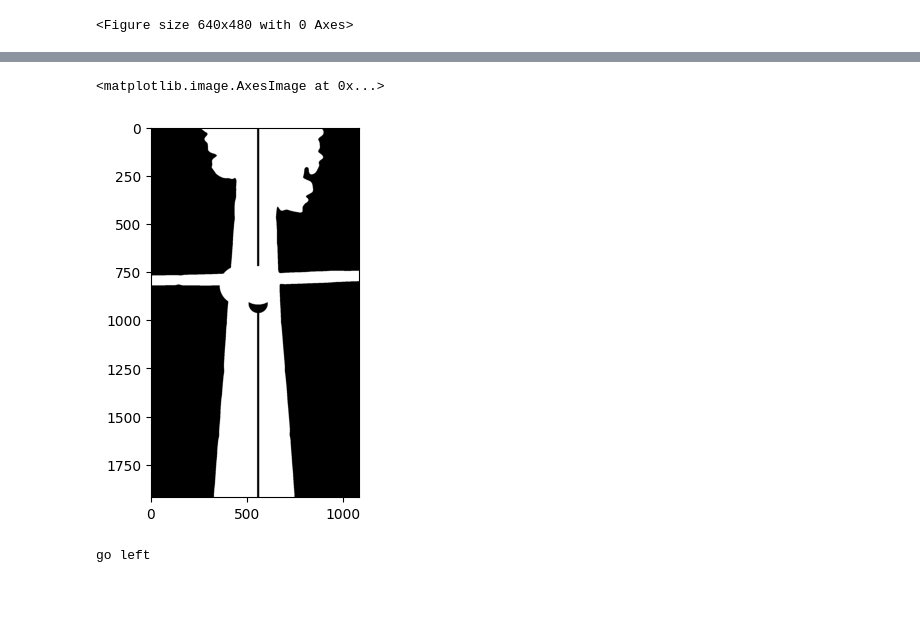
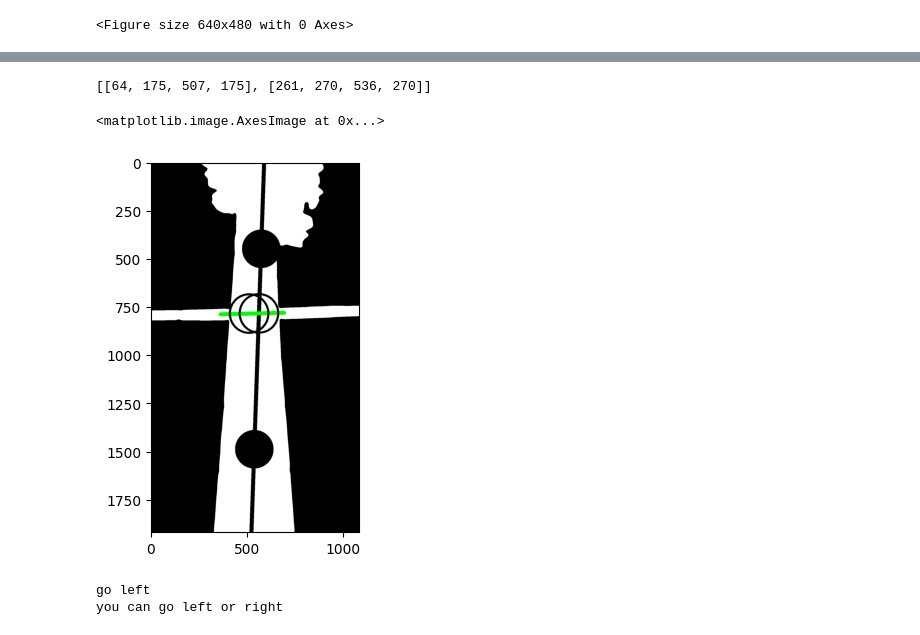
Before and after one commit to hendric-popma/project_bums, a Jupyter notebook: test_videps.ipynb, the cells around one changed output, grey strips where cells are left out. Drawn from its saved outputs; the diff is of its cells as text; code cells hidden in the pictures; blank space fills up the shorter version.

```diff
--- a/test_videps.ipynb
+++ b/test_videps.ipynb
@@ -7,6 +7,7 @@ plt.gray()
 # %% [output]
 <Figure size 640x480 with 0 Axes>
 # %%
-frames = read_video_frames("/Users/hendricpopma/Documents/Uni/Uni_6_Sem/Bums/test_videos/kempten1.MOV")
+frames = read_video_frames("/Users/hendricpopma/Documents/Uni/Uni_6_Sem/Bums/test_videos/kempten2.MOV")
 # %%
 frames = frames[0:200]
+img = frames[50][1]
@@ -55,0 +19,17 @@ center_2[0]
+# %%
+#make line in the middle of object
+img_thresh = thresh_gauss(img)
+img_cont = find_max_contour(img_thresh)
+# cut image in half
+#cut = 1000
+cut = int(4/5 * img.shape[0])
+black_up = img_cont[:cut,:]
+black_down = img_cont[cut:,:]
+#find center of both halfs
+c_black_up, koords_up = find_center_plot(black_up)
+c_black_down, koords_down = find_center_plot(black_down)
+# concatenate both halfs
+c_new = np.concatenate((c_black_up, c_black_down))
+# make line through middle
+koords = calc_line_koords(koords_up[0], koords_up[1], koords_down[0], koords_down[1]+cut, [0,img.shape[0]])
+img_line = cv2.line(c_new, koords[0], koords[1], [0,0,0], 20)
@@ -93,3 +87,16 @@ x22.mean()
+# %%
+horizontal_lines = []
+x11 = []
+x22 = []
+for (x1,y1,x2,y2) in lines:
+    #find horizontal lines
+    if abs(y1-y2) < 50:
+        horizontal_lines.append([x1,y1,x2,y2])
+# h_lines = np.array(horizontal_lines).flatten()[0::4]
+# h_lines
+horizontal_lines
+# %% [output]
+[[64, 175, 507, 175], [261, 270, 536, 270]]
 # %%
 # find longest line vertical
 diffx = []
@@ -99,43 +106,47 @@ llinex = lines[diffx.index(max(diffx))]
 # %%
 #find intersections from script with offset line
 # so we get two/three intersections left and rigth from the "masterline"
+llinex = [int(x11.mean()),int(y11.mean()), int(x22.mean()), int(y22.mean())]
+l2 = [koords[0][0], koords[0][1], koords[1][0], koords[1][1]]
 def find_intersection(l1, l2, offset):
     x1=l1[0]; y1=l1[1]
     x2=l1[2]; y2=l1[3]
     x3=l2[0]+offset; y3=l2[1]
     x4=l2[2]+offset; y4=l2[3]
     denom=(x1-x2)*(y3-y4) - (y1-y2)*(x3-x4)
     #print(denom)
     if(denom):
         px=((x1*y2-y1*x2)*(x3-x4) - (x1-x2)*(x3*y4-y3*x4))/denom
         py=((x1*y2-y1*x2)*(y3-y4) - (y1-y2)*(x3*y4-y3*x4))/denom
     else:
         px=-1
         py=-1
     return (px,py)
-sy,sx=img_2.shape
+sy,sx=img_line.shape
 px=[]
 py=[]
-for x in range(-100,100,100):
-    p=find_intersection(llinex,center_line,x)
+for x in range(-50,50,50):
+    p=find_intersection(llinex,l2,x)
     if(p[0]>0 and p[0]<sx and p[1]>0 and p[1]<sy):
         px.append(p[0])
         py.append(p[1])
 
 #res = final.copy()
 for x in range(len(px)):
-    blank = cv2.circle(img_2, (px[x].astype('int'), py[x].astype('int')),100, [255,255,255], cv2.FILLED)
+    #blank = cv2.circle(black_new, (px[x].astype('int'), py[x].astype('int')),100, [255,255,255], cv2.FILLED)
+    blank = cv2.circle(black_new, (int(px[x]), int(py[x])),100, [0,0,0], 10)
 plt.imshow(blank)
 # %% [output]
 <matplotlib.image.AxesImage at 0x...>
-[figure, old version]
+[figure, new version]
 # %%
 #line to right or left
 if px[0] - px[1] < 0:
     print("go left")
 elif px[0] - px[1] > 0:
     print("go right")
-if len(px) > 2:
+if len(px) >= 2:
     print("you can go left or right")
 # %% [output]
 go left
+you can go left or right
```
Also changed, not shown: parts of 11 cells of this notebook, 1 other file.
